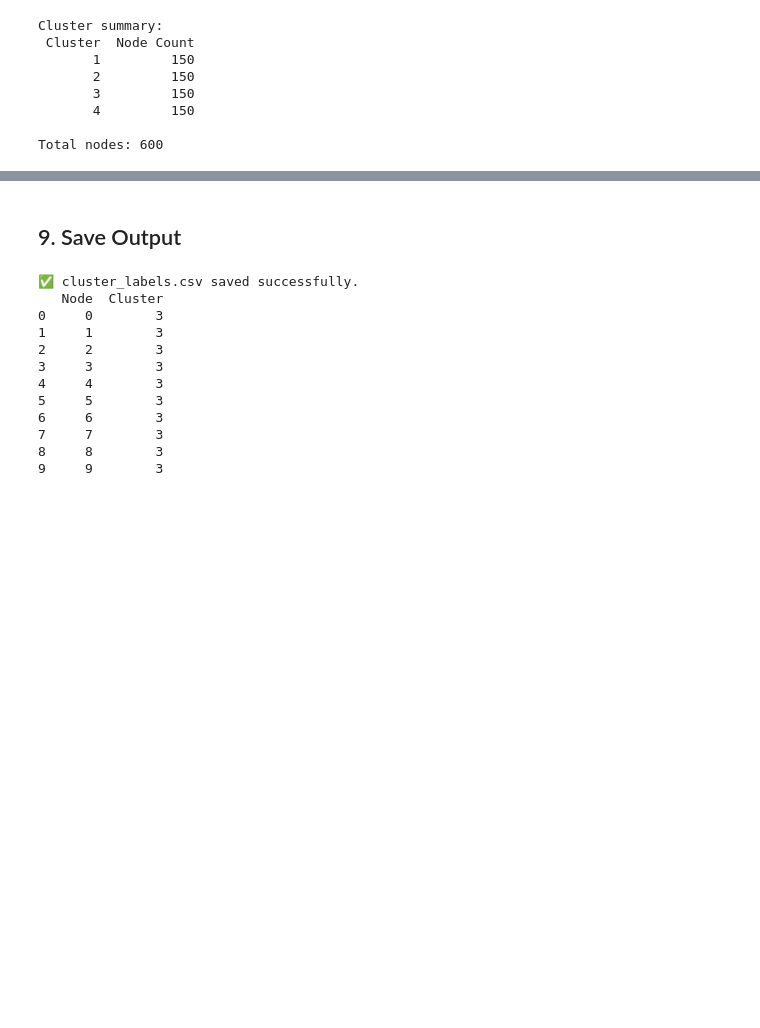
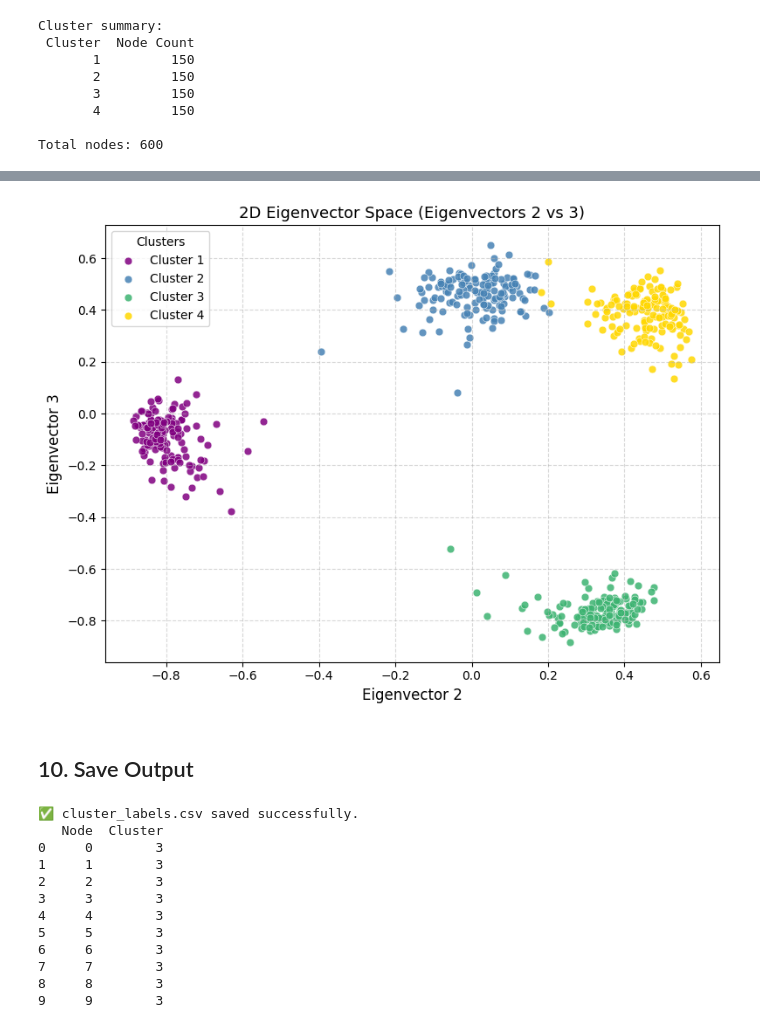
Before and after one commit to saideepaksana/Fraud-Analytics, a Jupyter notebook: Assignment2/spectralCustering.ipynb, the cells around one changed output, grey strips where cells are left out. Saved outputs shown, nothing was run; the diff lists cells and outputs as text; code cells hidden in the pictures; blank space fills up the shorter version.

```diff
--- a/Assignment2/spectral_clustering_final.ipynb
+++ b/Assignment2/spectralCustering.ipynb
@@ -293,7 +290,10 @@ Inertia: 11.7827
 The table below lists all 600 nodes with their assigned cluster (1-based). Each cluster contains exactly 150 nodes.
 # %%
 # Build result DataFrame
-result_df = pd.DataFrame({'Node': nodes, 'Cluster': cluster_labels})
+result_df = pd.DataFrame({
+    'Node': np.array(nodes, dtype=int),
+    'Cluster': cluster_labels
+})
 result_df = result_df.sort_values('Node').reset_index(drop=True)
 
 # Relabel clusters from 0-based to 1-based for cleaner presentation
@@ -361,5 +364,36 @@ Plot saved as cluster_sizes.png
+# %%
+# 2D scatter plot: Eigenvector 2 vs Eigenvector 3, coloured by cluster
+fig, ax = plt.subplots(figsize=(8, 6))
+
+colors = ['purple', 'steelblue', 'mediumseagreen', 'gold']
+cluster_ids = sorted(result_df['Cluster'].unique())
+
+for cid, color in zip(cluster_ids, colors):
+    mask = result_df['Cluster'] == cid
+    node_indices = result_df.loc[mask, 'Node'].to_numpy(dtype=int)
+
+    ax.scatter(
+        U_norm[node_indices, 1],   # Eigenvector 2 (0-indexed col 1)
+        U_norm[node_indices, 2],   # Eigenvector 3 (0-indexed col 2)
+        c=color,
+        label=f'Cluster {cid}',
+        s=40,
+        alpha=0.85,
+        edgecolors='white',
+        linewidths=0.4
+    )
+
+ax.set_xlabel('Eigenvector 2', fontsize=12)
+ax.set_ylabel('Eigenvector 3', fontsize=12)
+ax.set_title('2D Eigenvector Space (Eigenvectors 2 vs 3)', fontsize=13)
+ax.legend(title='Clusters', fontsize=10)
+ax.grid(True, linestyle='--', alpha=0.5)
+plt.tight_layout()
+plt.show()
+# %% [output]
+[figure, added]
 # %% [markdown]
-## 9. Save Output
+## 10. Save Output
 # %%
 # Save cluster labels to CSV
 result_df.to_csv('cluster_labels.csv', index=False)
```
Also changed, not shown: parts of 6 cells of this notebook, 3 other files.
